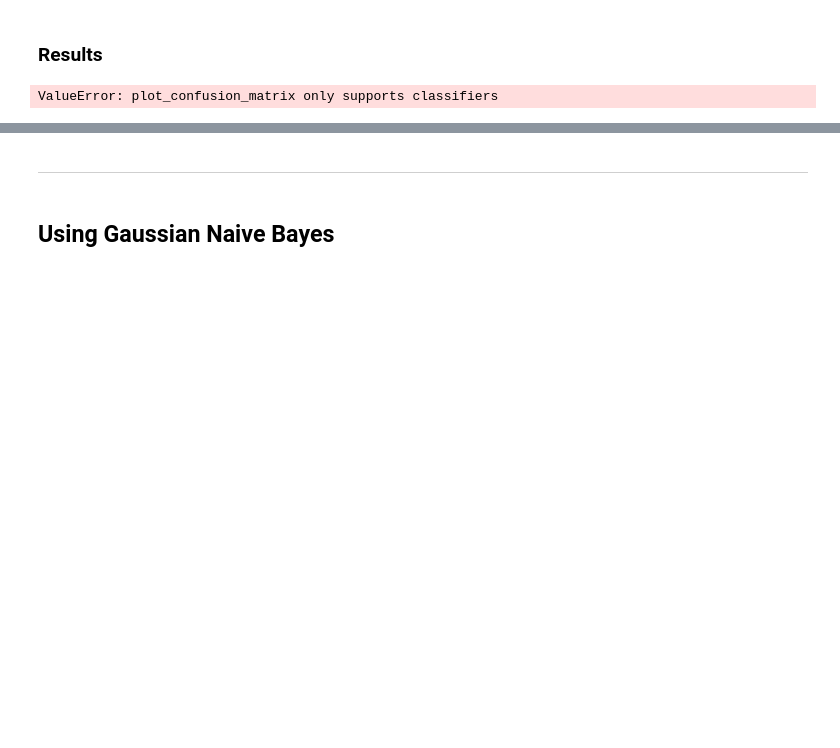
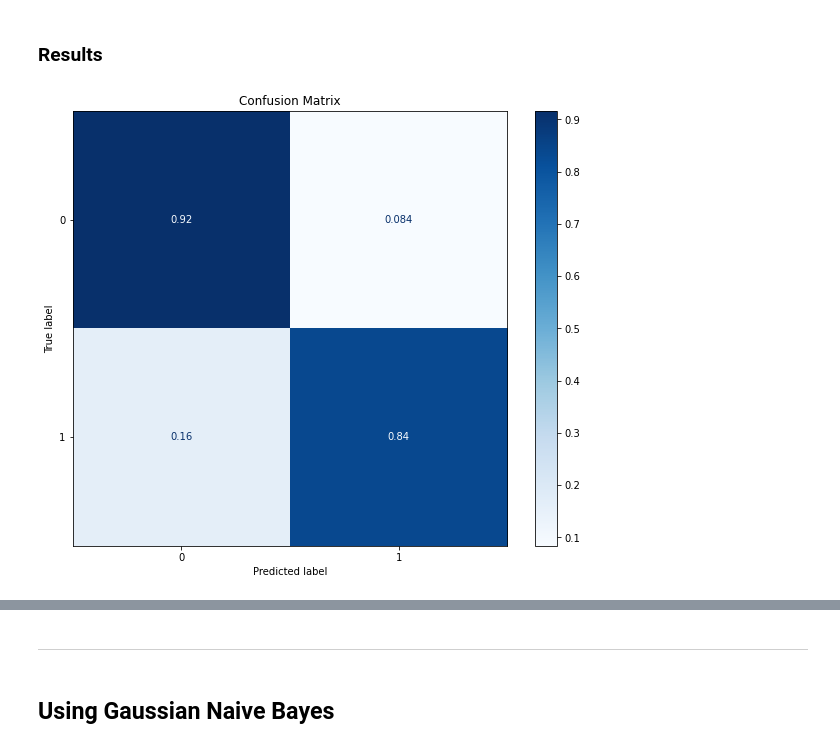
Before and after one commit to igorbispo99/TrabalhoCompExp, a Jupyter notebook: trabalho_2.ipynb, the cells around one changed output, grey strips where cells are left out. Drawn from its saved outputs; the diff is of its cells as text; code cells hidden in the pictures; blank space fills up the shorter version.

```diff
--- a/trabalho_2.ipynb
+++ b/trabalho_2.ipynb
@@ -290,12 +323,12 @@ plt.show()
 # %%
 s_x = X_test.shape
 
 plt.rcParams["figure.figsize"] = [10,8]
-plot_confusion_matrix(rf, X_test.reshape(s_x[0], s_x[1] * s_x[2]), y_test, normalize='total', cmap=plt.cm.Blues)
+plot_confusion_matrix(rf, X_test.reshape(s_x[0], s_x[1] * s_x[2]), y_test, normalize='true', cmap=plt.cm.Blues)
 plt.title("Confusion Matrix")
 plt.show()
 # %% [output]
-ValueError: plot_confusion_matrix only supports classifiers
+[figure, added]
 # %%
 y_pred = rf.predict(X_test.reshape(s_x[0], s_x[1] * s_x[2]))
 print(classification_report(y_test, y_pred))
```
Also changed, not shown: parts of 57 cells of this notebook, 1 other file.
